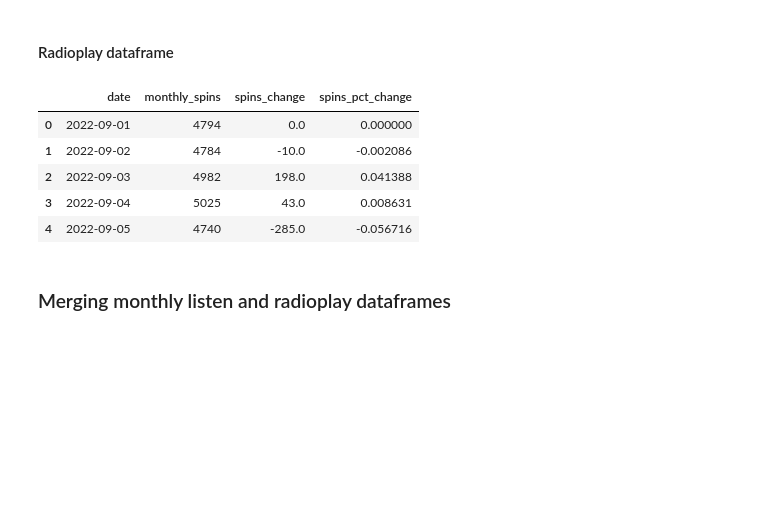
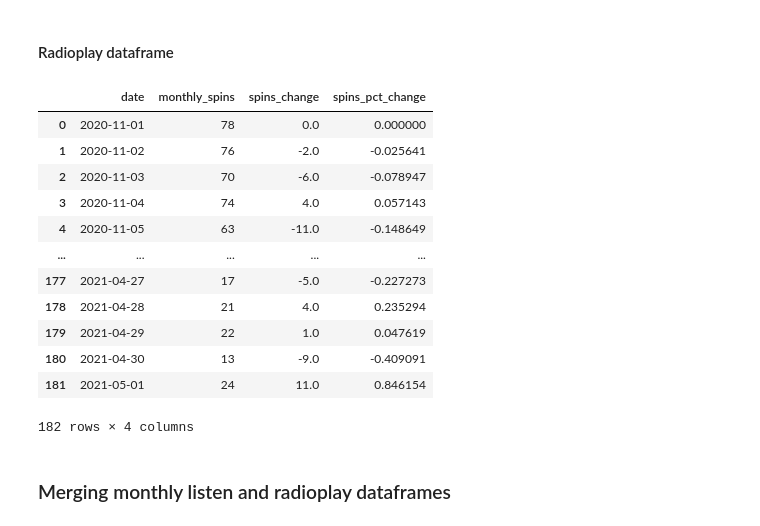
Before and after one commit to srs366/musicians_v_cancellation, a Jupyter notebook: notebooks/Mischa_API.ipynb, the cells around one changed output. Cells and saved outputs as stored; diff of their text form; code cells hidden in the pictures; blank space fills up the shorter version.

Commit message:
implemented pre post date function

```diff
--- a/notebooks/Mischa_API.ipynb
+++ b/notebooks/Mischa_API.ipynb
@@ -19,0 +25,4 @@ access_key = "eyJhbGciOiJIUzI1NiIsInR5cCI6IkpXVCJ9.eyJpZCI6Mjc4Njk4MSwidGltZXN0Y
+# %%
+# Define artist ID and incident date
+artist = "2286"
+incident_date = "2021-02-01"
@@ -19,0 +31,15 @@ access_key = "eyJhbGciOiJIUzI1NiIsInR5cCI6IkpXVCJ9.eyJpZCI6Mjc4Njk4MSwidGltZXN0Y
+# %%
+def date_range_calculator(incident_date):
+
+    '''Take a date as input (incident_date) and return
+    the date values that are one month prior and post'''
+
+    date_format = '%Y-%m-%d'
+    dtObj = datetime.datetime.strptime(incident_date, date_format)
+
+    n = 3
+    since_date = str((dtObj - relativedelta(months=n)).date())
+    until_date = str((dtObj + relativedelta(months=n)).date())
+
+
+    return since_date, until_date
@@ -20,18 +48,20 @@ access_key = "eyJhbGciOiJIUzI1NiIsInR5cCI6IkpXVCJ9.eyJpZCI6Mjc4Njk4MSwidGltZXN0Y
+# %%
+since_date, until_date = date_range_calculator(incident_date)
 # %% [markdown]
 ### Spotify monthly listeners
 # %% [markdown]
 #### API request
 # %%
-since_date = "2022-09-01"
-until_date = ""
+# Define params for API call
 data_source = "spotify"
 field = "listeners"
-artist = "3380"
 
+# Run API call
 spotify_response = requests.get(
         f"https://api.chartmetric.com/api/artist/{artist}/stat/{data_source}"
         ,headers = {"Authorization":f"Bearer {access_key}"}
         ,params={'since': since_date
+                 , 'until': until_date
                  , 'field':field},).json()
 # %%
 spotify_response
@@ -115,40 +164,47 @@ radio_response
 # %%
 radio_spins_dict = {'date':[],
                     'monthly_spins':[]}
 
 for response in radio_response['obj']:
     radio_spins_dict['date'].append(response['air_date'])
     radio_spins_dict['monthly_spins'].append(response['spins'])
 
 # Turn dictionary into dataframe
 radio_spins_df = pd.DataFrame.from_dict(radio_spins_dict)
 
 # Calculate numeric difference in spins compared to previous day
 radio_spins_df['spins_change'] = radio_spins_df['monthly_spins'].diff(periods=1)
 
 # Calculate %-change (compared to previous day's spins)
 radio_spins_df['spins_pct_change'] = radio_spins_df['monthly_spins'].pct_change(periods=1)
 
 # Convert unix epoch from milliseconds to seconds
 radio_spins_df['date'] = radio_spins_df['date'].apply(lambda x: x/1000)
 # Go from unix epoch to datetime
-radio_spins_df['date'] = radio_spins_df['date'].apply(lambda x: datetime.datetime.fromtimestamp(x))
-# Reformat datetime
-radio_spins_df['date'] = radio_spins_df['date'].dt.strftime('%Y-%m-%d')
-# Recast as datetime object
+radio_spins_df['date'] = radio_spins_df['date'].apply(lambda x: datetime.datetime.fromtimestamp(x).date())
+# Convert date column to datetime
 radio_spins_df['date'] = pd.to_datetime(radio_spins_df['date'])
+
+radio_spins_df = radio_spins_df[radio_spins_df['date'] <= until_date]
 
 # Converts NAs to 0's
 radio_spins_df = radio_spins_df.fillna(0)
 
 radio_spins_df
 # %% [output]
 |  | date | monthly_spins | spins_change | spins_pct_change |
-| 0 | 2022-09-01 | 4794 | 0.0 | 0.000000 |
-| 1 | 2022-09-02 | 4784 | -10.0 | -0.002086 |
-| 2 | 2022-09-03 | 4982 | 198.0 | 0.041388 |
-| 3 | 2022-09-04 | 5025 | 43.0 | 0.008631 |
-| 4 | 2022-09-05 | 4740 | -285.0 | -0.056716 |
+| 0 | 2020-11-01 | 78 | 0.0 | 0.000000 |
+| 1 | 2020-11-02 | 76 | -2.0 | -0.025641 |
+| 2 | 2020-11-03 | 70 | -6.0 | -0.078947 |
+| 3 | 2020-11-04 | 74 | 4.0 | 0.057143 |
+| 4 | 2020-11-05 | 63 | -11.0 | -0.148649 |
+| ... | ... | ... | ... | ... |
+| 177 | 2021-04-27 | 17 | -5.0 | -0.227273 |
+| 178 | 2021-04-28 | 21 | 4.0 | 0.235294 |
+| 179 | 2021-04-29 | 22 | 1.0 | 0.047619 |
+| 180 | 2021-04-30 | 13 | -9.0 | -0.409091 |
+| 181 | 2021-05-01 | 24 | 11.0 | 0.846154 |
+182 rows × 4 columns
 # %% [markdown]
 ### Merging monthly listen and radioplay dataframes
 # %% [markdown]
```
Also changed, not shown: parts of 15 cells of this notebook.
